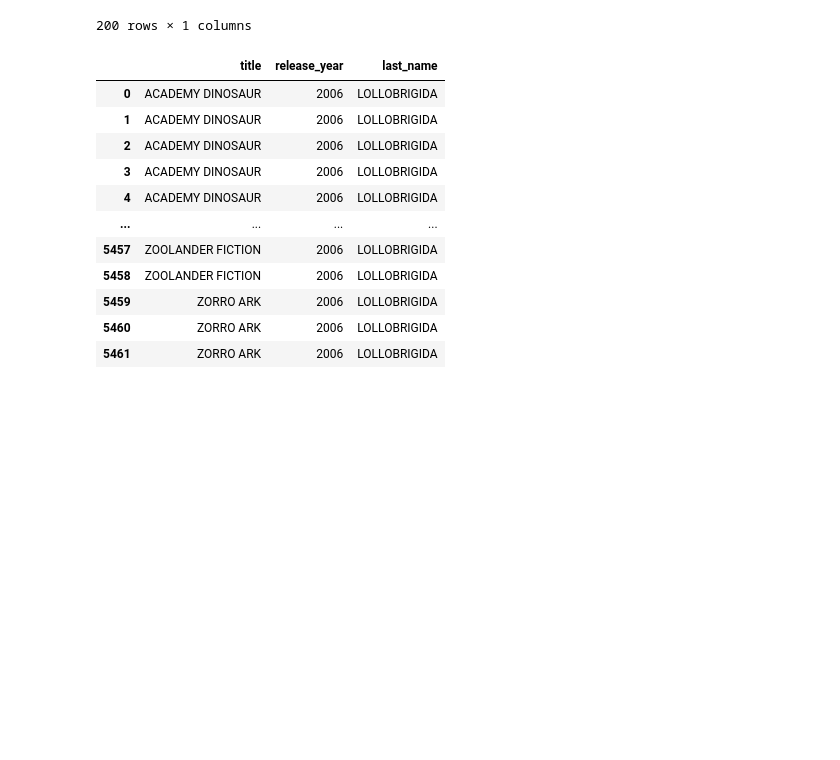
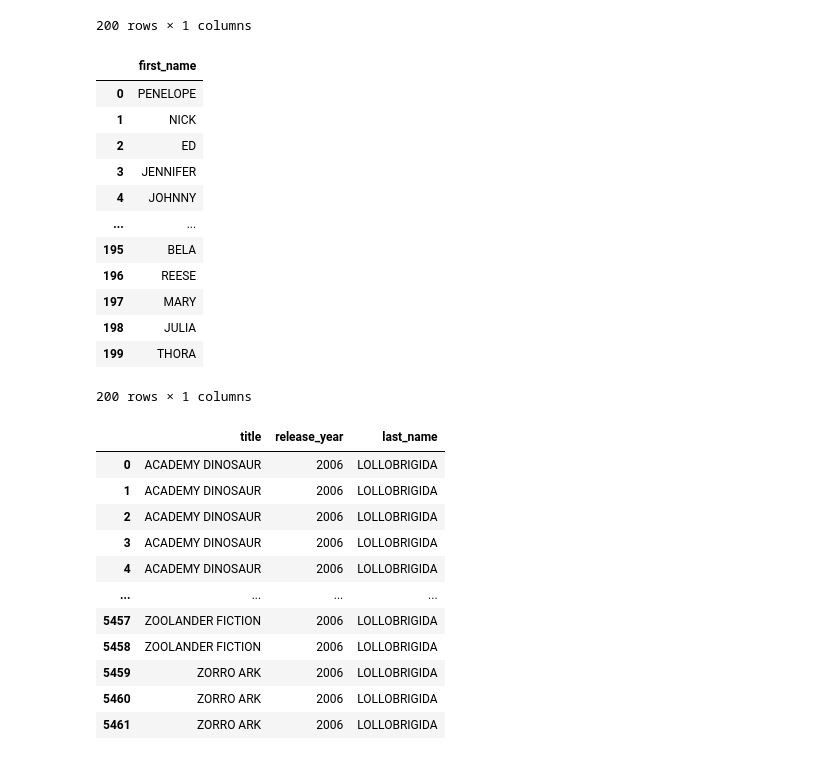
Before and after one commit to susansunshin/Sakila-Core, a Jupyter notebook: Sakila.ipynb, the cells around one changed output. Drawn from its saved outputs; the diff is of its cells as text; code cells hidden in the pictures; blank space fills up the shorter version.

Commit message:
update
johnny lollo

```diff
--- a/Sakila.ipynb
+++ b/Sakila.ipynb
@@ -147,6 +147,24 @@ pd.read_sql(q,engine)
 | 198 | ZELLWEGER |
 | 199 | ZELLWEGER |
 200 rows × 1 columns
+# %%
+q = '''SELECT first_name
+FROM actor'''
+pd.read_sql(q,engine)
+# %% [output]
+|  | first_name |
+| 0 | PENELOPE |
+| 1 | NICK |
+| 2 | ED |
+| 3 | JENNIFER |
+| 4 | JOHNNY |
+| ... | ... |
+| 195 | BELA |
+| 196 | REESE |
+| 197 | MARY |
+| 198 | JULIA |
+| 199 | THORA |
+200 rows × 1 columns
 # %%
 q= '''SELECT title, release_year, actor.last_name
 FROM film
```
Also changed, not shown: parts of 5 cells of this notebook.
